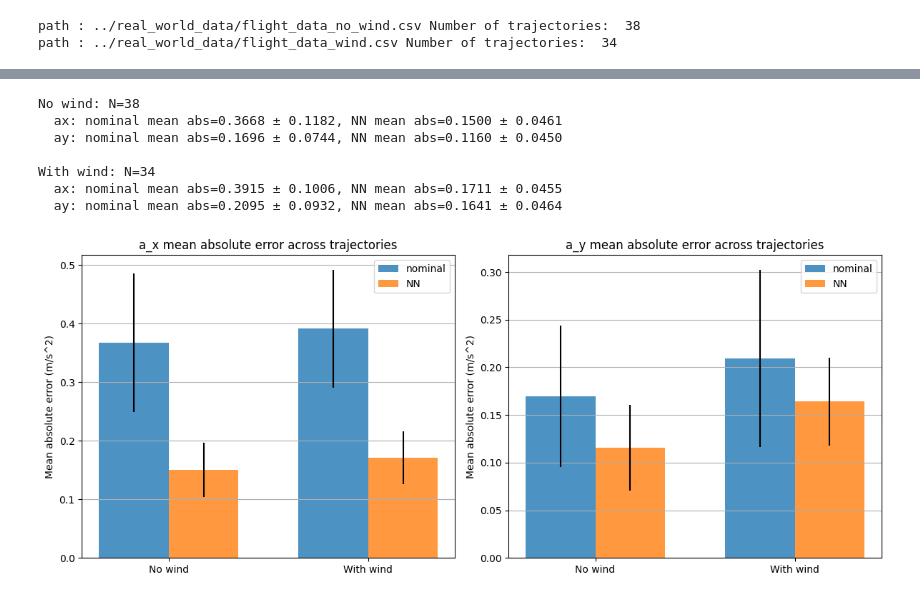
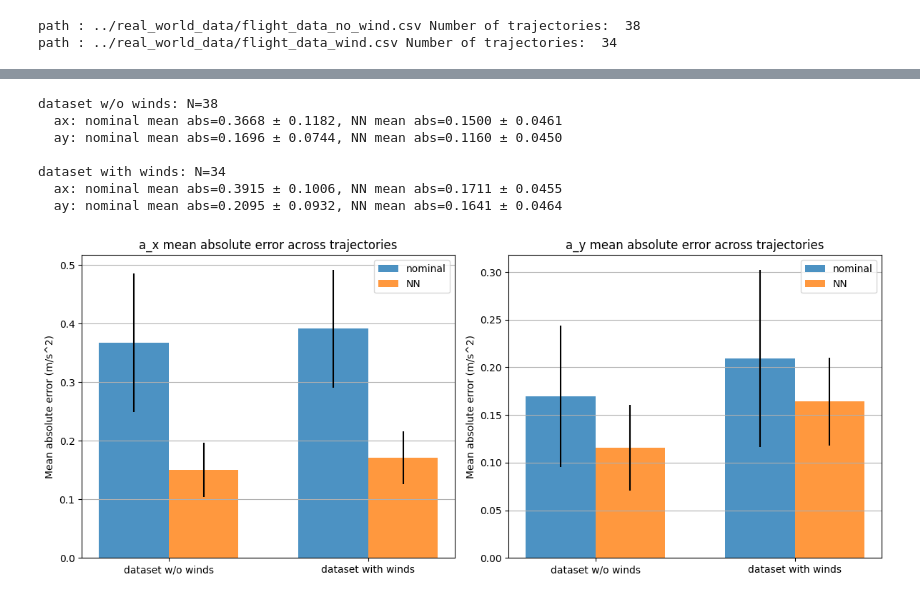
Before and after one commit to rohangarg2001/learning_based_adaptive_reachability, a Jupyter notebook: dynamics_model_verification/verification_real_world_data.ipynb, the cells around one changed output, grey strips where cells are left out. Drawn from its saved outputs; the diff is of its cells as text; code cells hidden in the pictures.

```diff
--- a/dynamics_model_verification/verification_real_world_data.ipynb
+++ b/dynamics_model_verification/verification_real_world_data.ipynb
@@ -350,7 +350,7 @@ with out_err:
 [interactive output not drawn]
 # %%
 # compute mean absolute error per trajectory then average across trajectories for each dataset
-datasets = {'No wind': data_no_wind, 'With wind': data_wind}
+datasets = {'dataset w/o winds': data_no_wind, 'dataset with winds': data_wind}
 results = {}
 
 for name, ds in datasets.items():
@@ -384,8 +384,8 @@ for name, ds in datasets.items():
     }
 
 # optionally update the previously used summary variables
-stats_no_wind = results['No wind']
-stats_wind = results['With wind']
+stats_no_wind = results['dataset w/o winds']
+stats_wind = results['dataset with winds']
 
 # print concise summary
 for name, vals in results.items():
@@ -411,36 +411,36 @@ ay_nn_err  = [results[k]['ay_nn_std']  for k in labels]
 x = np.arange(len(labels))
 width = 0.35
 
 fig, axes = plt.subplots(1, 2, figsize=(12, 5))
 axes[0].bar(x - width/2, ax_nom_vals, width, yerr=ax_nom_err, label='nominal', alpha=0.8)
 axes[0].bar(x + width/2, ax_nn_vals,  width, yerr=ax_nn_err,  label='NN',      alpha=0.8)
 axes[0].set_xticks(x)
 axes[0].set_xticklabels(labels)
 axes[0].set_ylabel('Mean absolute error (m/s^2)')
 axes[0].set_title('a_x mean absolute error across trajectories')
 axes[0].legend()
 axes[0].grid(True, axis='y')
 
 axes[1].bar(x - width/2, ay_nom_vals, width, yerr=ay_nom_err, label='nominal', alpha=0.8)
 axes[1].bar(x + width/2, ay_nn_vals,  width, yerr=ay_nn_err,  label='NN',      alpha=0.8)
 axes[1].set_xticks(x)
 axes[1].set_xticklabels(labels)
 axes[1].set_ylabel('Mean absolute error (m/s^2)')
 axes[1].set_title('a_y mean absolute error across trajectories')
 axes[1].legend()
 axes[1].grid(True, axis='y')
 
 plt.tight_layout()
 plt.show()
 # %% [output]
-No wind: N=38
+dataset w/o winds: N=38
   ax: nominal mean abs=0.3668 ± 0.1182, NN mean abs=0.1500 ± 0.0461
   ay: nominal mean abs=0.1696 ± 0.0744, NN mean abs=0.1160 ± 0.0450
 
-With wind: N=34
+dataset with winds: N=34
   ax: nominal mean abs=0.3915 ± 0.1006, NN mean abs=0.1711 ± 0.0455
   ay: nominal mean abs=0.2095 ± 0.0932, NN mean abs=0.1641 ± 0.0464
-[figure, old version]
+[figure, new version]
 # %%
 ## Code for Rolling out the trajectory using the nominal model and the NN model
 # slider to browse trajectories and update the a_x / a_y plots
```
Also changed, not shown: 4 other files.
